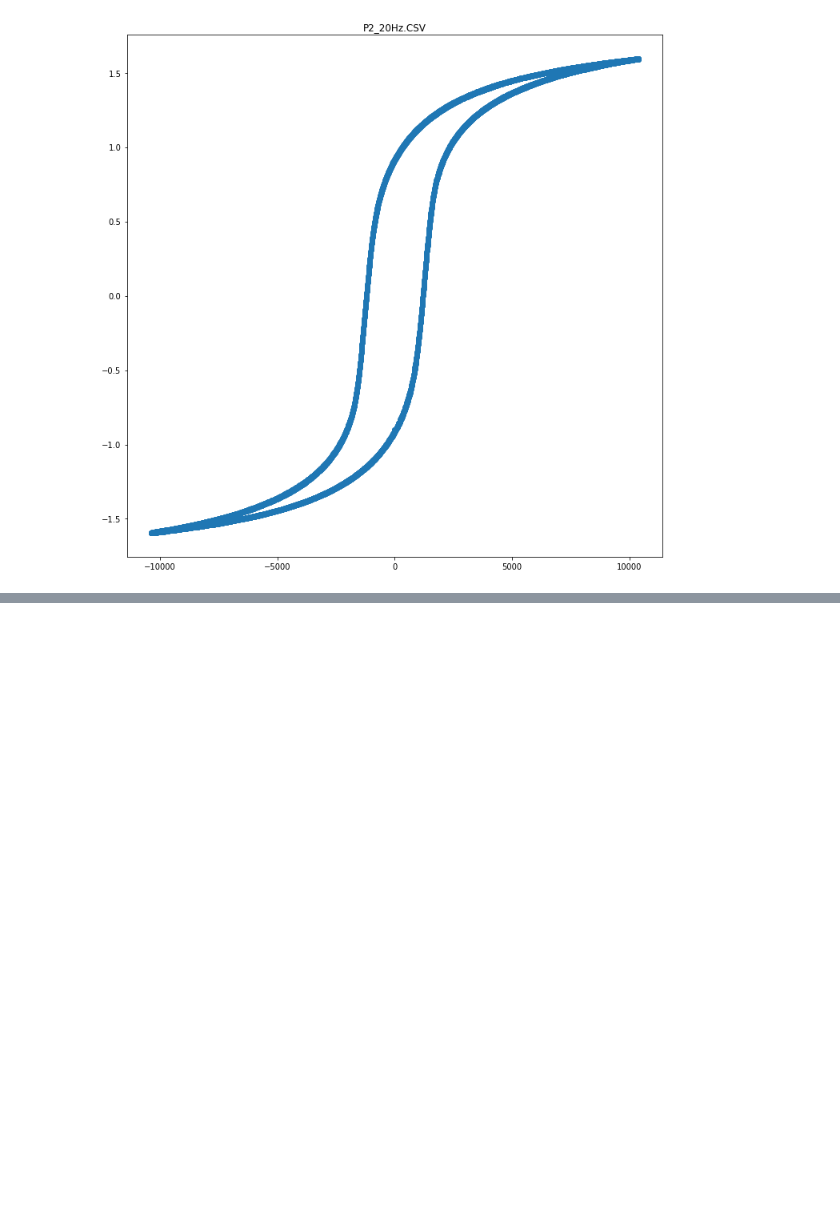
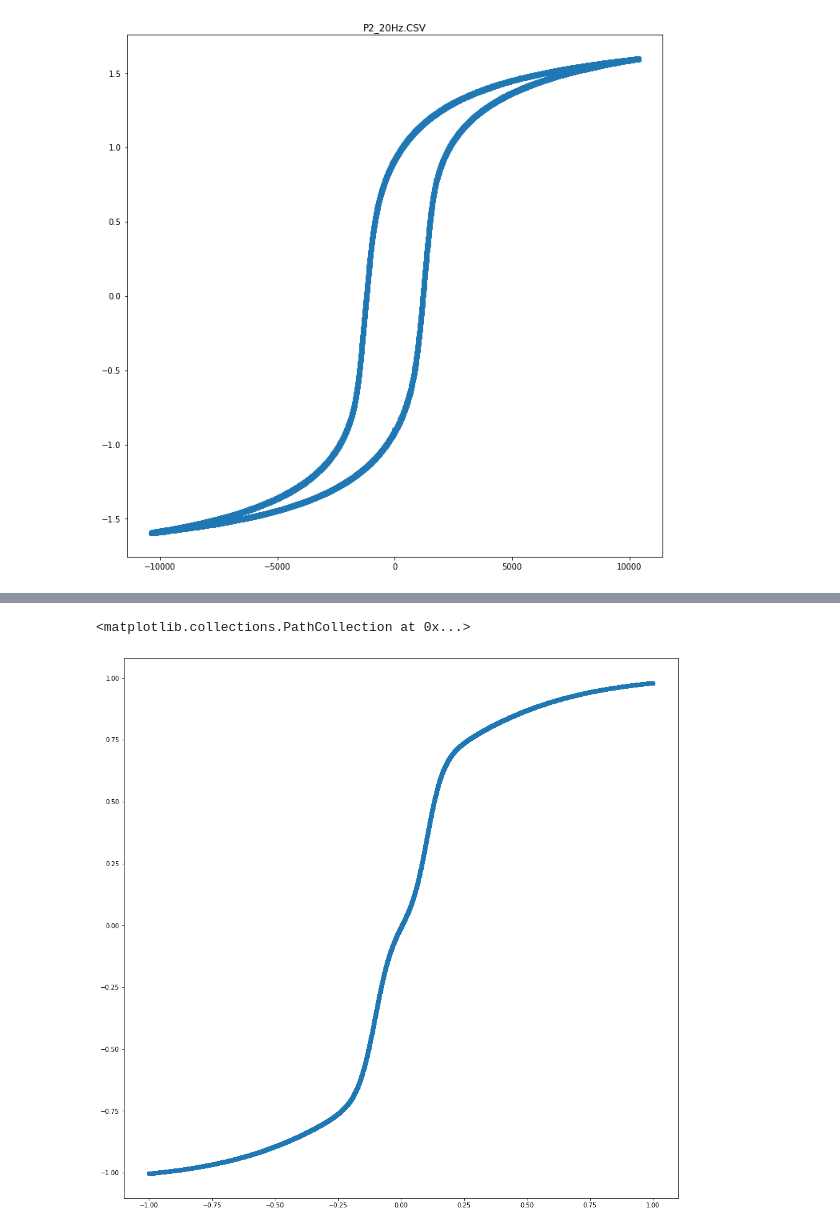
Before and after one commit to olivieromassi/Hysteresis-Modelling-with-Neural-Networks, a Jupyter notebook: HysteresisDataset.ipynb, the cells around one changed output, grey strips where cells are left out. Drawn from its saved outputs; the diff is of its cells as text; code cells hidden in the pictures; blank space fills up the shorter version.

Commit message:
Preliminary training experiments with Hysteresis data: no interesting results yet

```diff
--- a/HysteresisDataset.ipynb
+++ b/HysteresisDataset.ipynb
@@ -64,0 +134,12 @@ for el in dataset:
+# %%
+# Example: building a dRNN using the custom cell
+
+cell = DiagonalRNNCell(units=256)
+
+inputs = tf.keras.layers.Input(shape=(1, 1,), batch_size=20)
+layer = tf.keras.layers.RNN(cell, stateful=True)(inputs) # To have cross-batch statefulness
+outputs = tf.keras.layers.Dense(1, activation='linear')(layer)
+
+
+model = tf.keras.Model(inputs=inputs, outputs=outputs, name='dRNN')
+model.summary()
@@ -64,0 +161,7 @@ for el in dataset:
+# %%
+model.compile(loss=tf.keras.losses.MSE, optimizer=tf.keras.optimizers.Adam(), metrics=[tf.metrics.MeanAbsoluteError()])
+# %%
+# Training the model for 100 epochs, resetting the states after each epoch.
+for i in range(100):
+    model.fit(train_x_norm, train_y_norm, epochs=1, batch_size=20, verbose=2)
+    model.reset_states()
@@ -64,0 +186,8 @@ for el in dataset:
+# %%
+Y_test = model.predict(train_x_norm, batch_size=20)
+# %%
+plt.figure(figsize=(16, 16))
+plt.scatter(train_x_norm, Y_test)
+# %% [output]
+<matplotlib.collections.PathCollection at 0x...>
+[figure, added]
```
Also changed, not shown: parts of 8 cells of this notebook.
